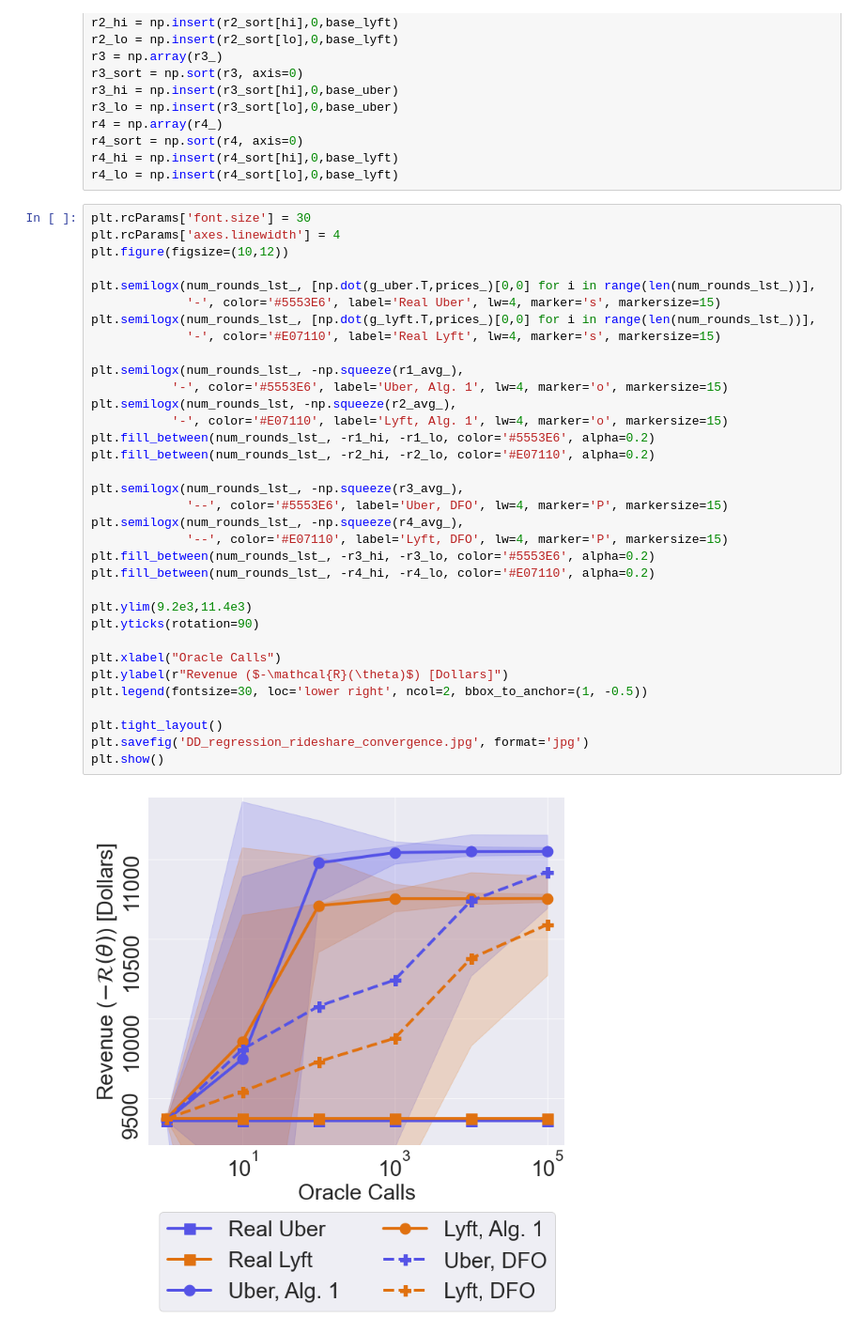
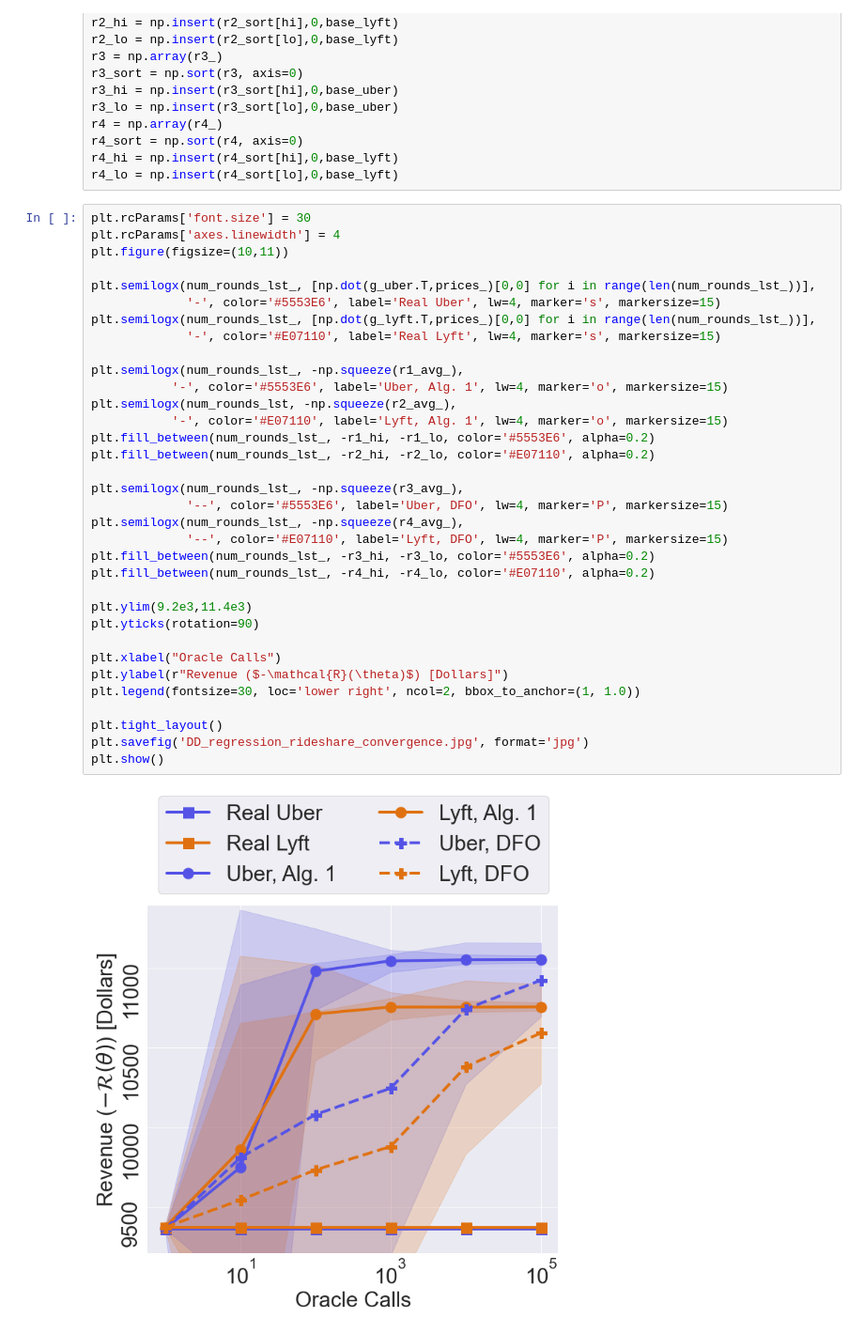
Before and after one commit to evanjfaulkner/DD-Games, a Jupyter notebook: Uber Lyft Simulation/Uber_vs_Lyft_convergence.ipynb, the cells around one changed output. Shown at 94% size. Saved outputs shown, nothing was run; the diff lists cells and outputs as text.

Commit message:
legend above

```diff
--- a/Uber Lyft Simulation/Uber_vs_Lyft_convergence.ipynb
+++ b/Uber Lyft Simulation/Uber_vs_Lyft_convergence.ipynb
@@ -203,36 +203,36 @@ r4_lo = np.insert(r4_sort[lo],0,base_lyft)
 # %%
 plt.rcParams['font.size'] = 30
 plt.rcParams['axes.linewidth'] = 4
-plt.figure(figsize=(10,12))
+plt.figure(figsize=(10,11))
 
 plt.semilogx(num_rounds_lst_, [np.dot(g_uber.T,prices_)[0,0] for i in range(len(num_rounds_lst_))],
              '-', color='#5553E6', label='Real Uber', lw=4, marker='s', markersize=15)
 plt.semilogx(num_rounds_lst_, [np.dot(g_lyft.T,prices_)[0,0] for i in range(len(num_rounds_lst_))],
              '-', color='#E07110', label='Real Lyft', lw=4, marker='s', markersize=15)
 
 plt.semilogx(num_rounds_lst_, -np.squeeze(r1_avg_),
            '-', color='#5553E6', label='Uber, Alg. 1', lw=4, marker='o', markersize=15)
 plt.semilogx(num_rounds_lst, -np.squeeze(r2_avg_),
            '-', color='#E07110', label='Lyft, Alg. 1', lw=4, marker='o', markersize=15)
 plt.fill_between(num_rounds_lst_, -r1_hi, -r1_lo, color='#5553E6', alpha=0.2)
 plt.fill_between(num_rounds_lst_, -r2_hi, -r2_lo, color='#E07110', alpha=0.2)
 
 plt.semilogx(num_rounds_lst_, -np.squeeze(r3_avg_),
              '--', color='#5553E6', label='Uber, DFO', lw=4, marker='P', markersize=15)
 plt.semilogx(num_rounds_lst_, -np.squeeze(r4_avg_),
              '--', color='#E07110', label='Lyft, DFO', lw=4, marker='P', markersize=15)
 plt.fill_between(num_rounds_lst_, -r3_hi, -r3_lo, color='#5553E6', alpha=0.2)
 plt.fill_between(num_rounds_lst_, -r4_hi, -r4_lo, color='#E07110', alpha=0.2)
 
 plt.ylim(9.2e3,11.4e3)
 plt.yticks(rotation=90)
 
 plt.xlabel("Oracle Calls")
 plt.ylabel(r"Revenue ($-\mathcal{R}(\theta)$) [Dollars]")
-plt.legend(fontsize=30, loc='lower right', ncol=2, bbox_to_anchor=(1, -0.5))
+plt.legend(fontsize=30, loc='lower right', ncol=2, bbox_to_anchor=(1, 1.0))
 
 plt.tight_layout()
 plt.savefig('DD_regression_rideshare_convergence.jpg', format='jpg')
 plt.show()
 # %% [output]
-[figure, old version]
+[figure, new version]
```
Also changed, not shown: 1 other file.
